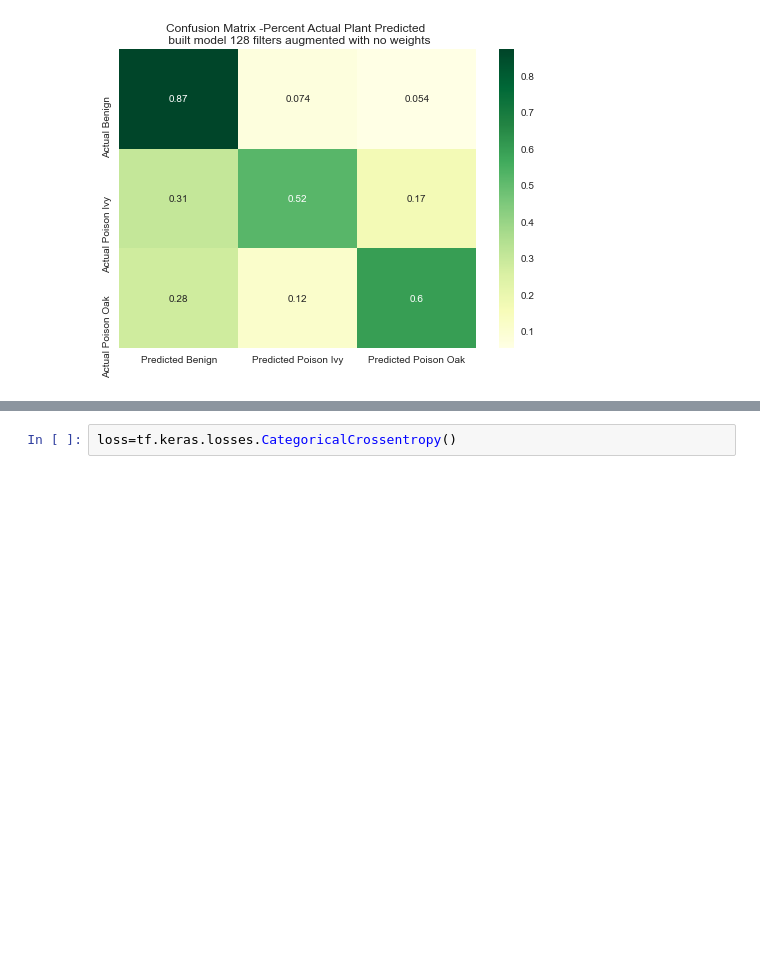
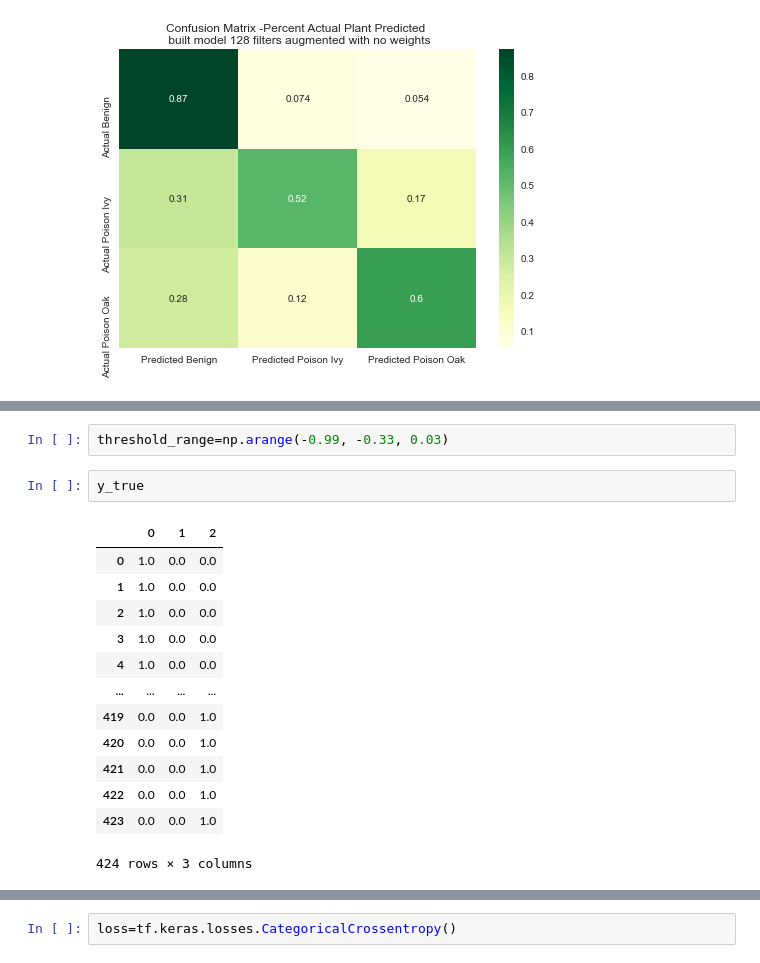
Before and after one commit to hadams1337/Poison-Ivy_Poison-Oak, a Jupyter notebook: model_128_2_rand_zoom.ipynb, the cells around one changed output, grey strips where cells are left out. Saved outputs shown, nothing was run; the diff lists cells and outputs as text; blank space fills up the shorter version.

```diff
--- a/model_128_2_rand_zoom.ipynb
+++ b/model_128_2_rand_zoom.ipynb
@@ -206,0 +249,18 @@ NameError: name 'test_features' is not defined
+# %%
+threshold_range=np.arange(-0.99, -0.33, 0.03)
+# %%
+y_true
+# %% [output]
+|  | 0 | 1 | 2 |
+| 0 | 1.0 | 0.0 | 0.0 |
+| 1 | 1.0 | 0.0 | 0.0 |
+| 2 | 1.0 | 0.0 | 0.0 |
+| 3 | 1.0 | 0.0 | 0.0 |
+| 4 | 1.0 | 0.0 | 0.0 |
+| ... | ... | ... | ... |
+| 419 | 0.0 | 0.0 | 1.0 |
+| 420 | 0.0 | 0.0 | 1.0 |
+| 421 | 0.0 | 0.0 | 1.0 |
+| 422 | 0.0 | 0.0 | 1.0 |
+| 423 | 0.0 | 0.0 | 1.0 |
+424 rows × 3 columns
```
Also changed, not shown: parts of 25 cells of this notebook, 8 other files.
